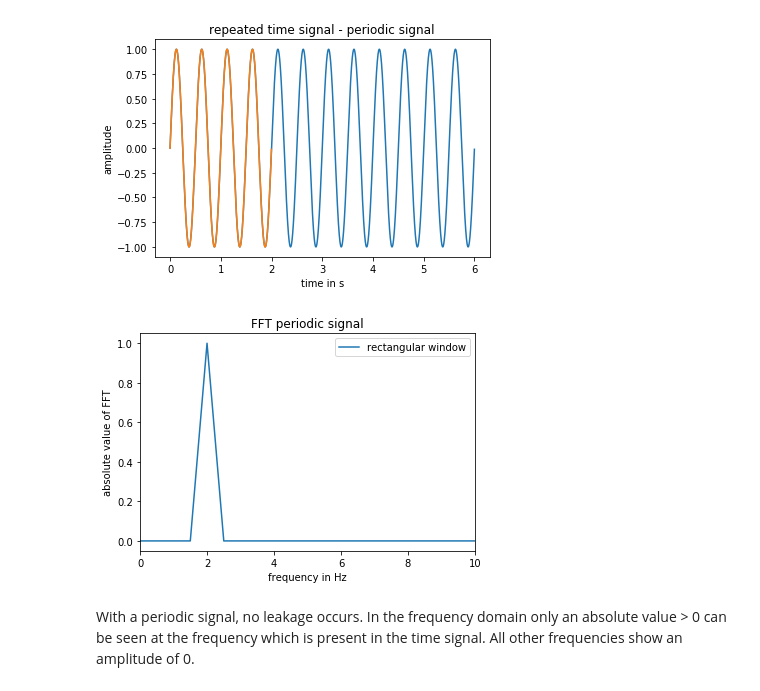
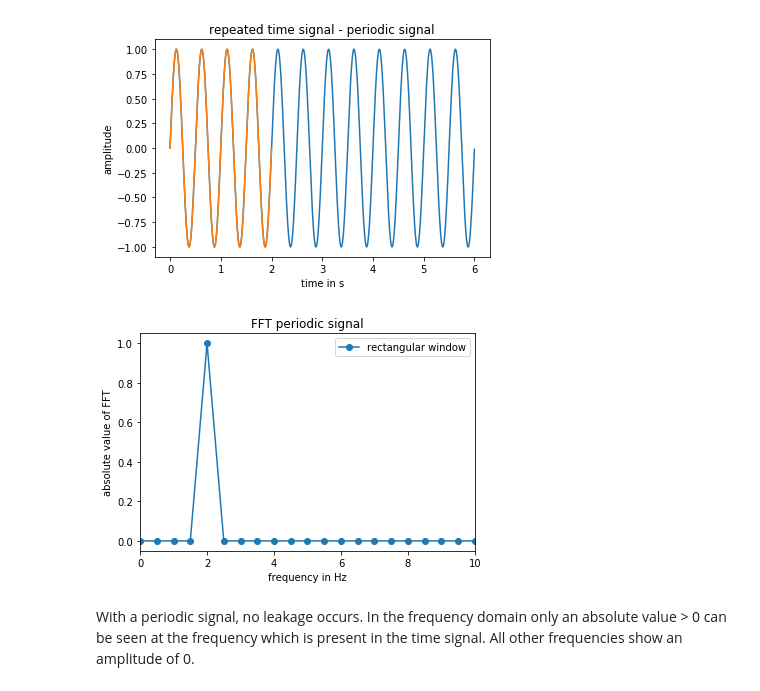
Before and after one commit to KIT-FAST/signal_analysis, a Jupyter notebook: leakage.ipynb, the cells around one changed output. Drawn from its saved outputs; the diff is of its cells as text; code cells hidden in the pictures.

```diff
--- a/leakage.ipynb
+++ b/leakage.ipynb
@@ -40,14 +40,14 @@ plt.ylabel('amplitude');
 yfft1 = 2 * rfft(y1) / signal_length
 # %%
 # Plot absolute value of FFT
-plt.plot(freq, abs(yfft1))
+plt.plot(freq, abs(yfft1), 'o-')
 plt.xlim(0, 10.0)
 plt.legend(['rectangular window'])
 plt.title('FFT periodic signal')
 plt.xlabel('frequency in Hz')
 plt.ylabel('absolute value of FFT');
 # %% [output]
-[figure, old version]
+[figure, new version]
 # %% [markdown]
 With a periodic signal, no leakage occurs. In the frequency domain only an absolute value > 0 can be seen at the frequency which is present in the time signal. All other frequencies show an amplitude of 0.
 # %% [markdown]
```
Also changed, not shown: parts of 5 cells of this notebook.
